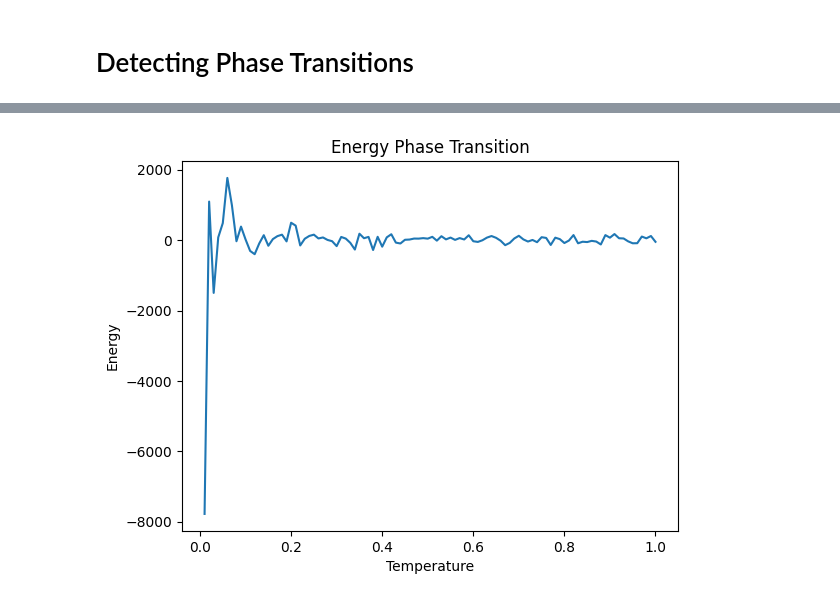
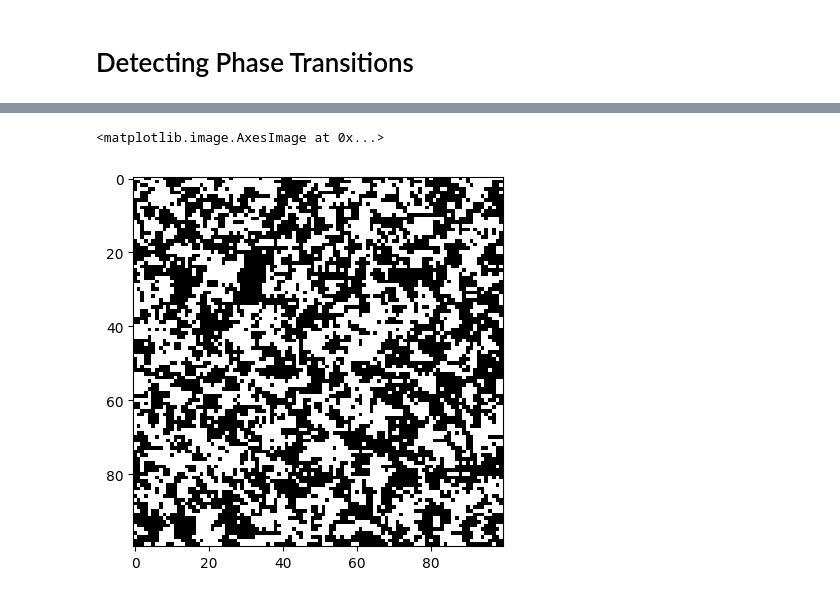
Before and after one commit to jshe2304/ttic31180, a Jupyter notebook: project/phase.ipynb, the cells around one changed output, grey strips where cells are left out. Cells and saved outputs as stored; diff of their text form; code cells hidden in the pictures.

```diff
--- a/project/phase.ipynb
+++ b/project/phase.ipynb
@@ -13,16 +15,14 @@ from code.lattice import *
 # %% [markdown]
 # Detecting Phase Transitions
 # %%
-fprefix = 'mcmc_phase'
-
-h, w = 500, 1
+h, w = 100, 100
 
 J = 0.5
 B = 0 * np.zeros((h, w))
 
 n_steps = 500
 # %%
-temperatures = np.arange(0.01, 4, 0.1)
+lattices = []
 energies = []
 magnetizations = []
 
@@ -34,6 +34,7 @@ for temperature in temperatures:
     for i in range(n_steps):
         step_all(lattice, J, B, 1/temperature)
 
+    lattices.append(lattice)
     magnetizations.append(magnetization(lattice))
     energies.append(energy(lattice, J, 1/temperature))
 
@@ -56,8 +65,5 @@ plt.savefig('graphics/mcmc_phase.png')
 # %%
-plt.plot(temperatures[:100], energies[:100])
-plt.xlabel('Temperature')
-plt.ylabel('Energy')
-plt.title('Energy Phase Transition')
-plt.savefig('graphics/mcmc_phase.png')
+plt.imshow(lattices[16], 'binary', vmin=0, vmax=1)
 # %% [output]
+<matplotlib.image.AxesImage at 0x...>
-[figure, old version]
+[figure, new version]
```
Also changed, not shown: parts of 3 cells of this notebook, 13 other files.
